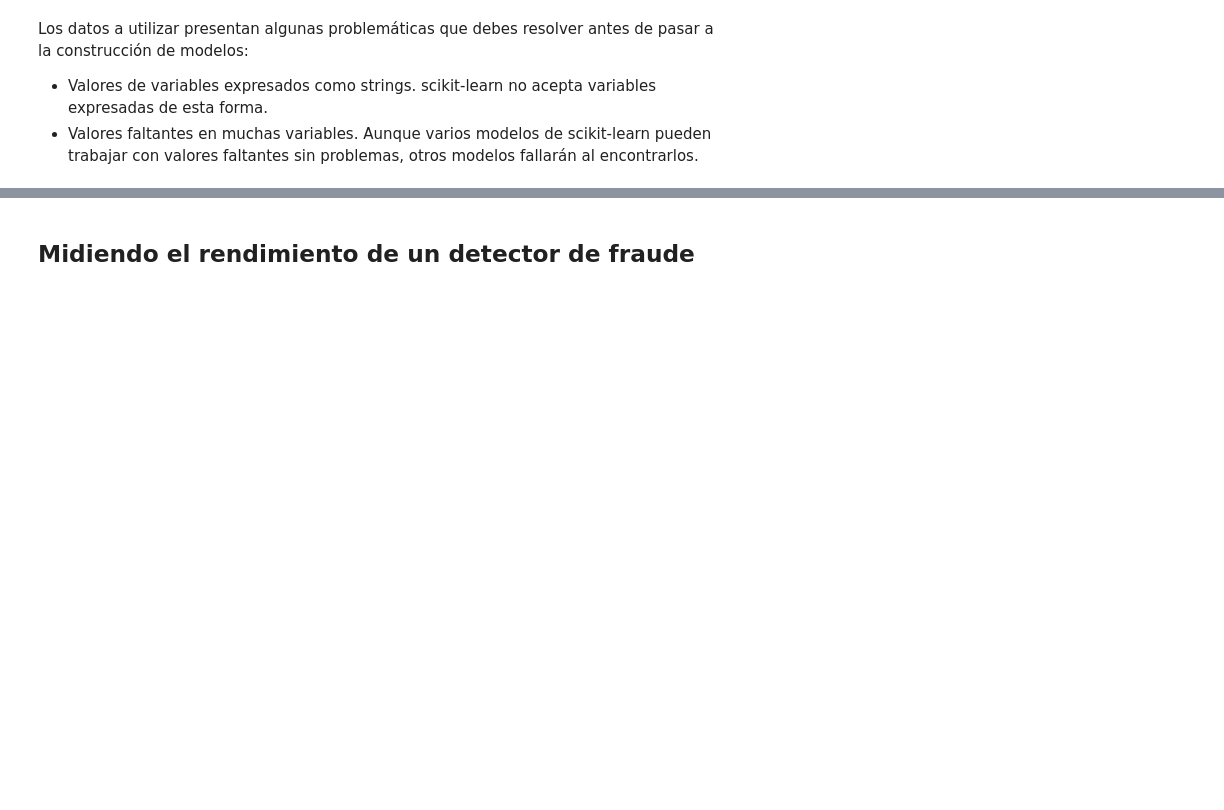
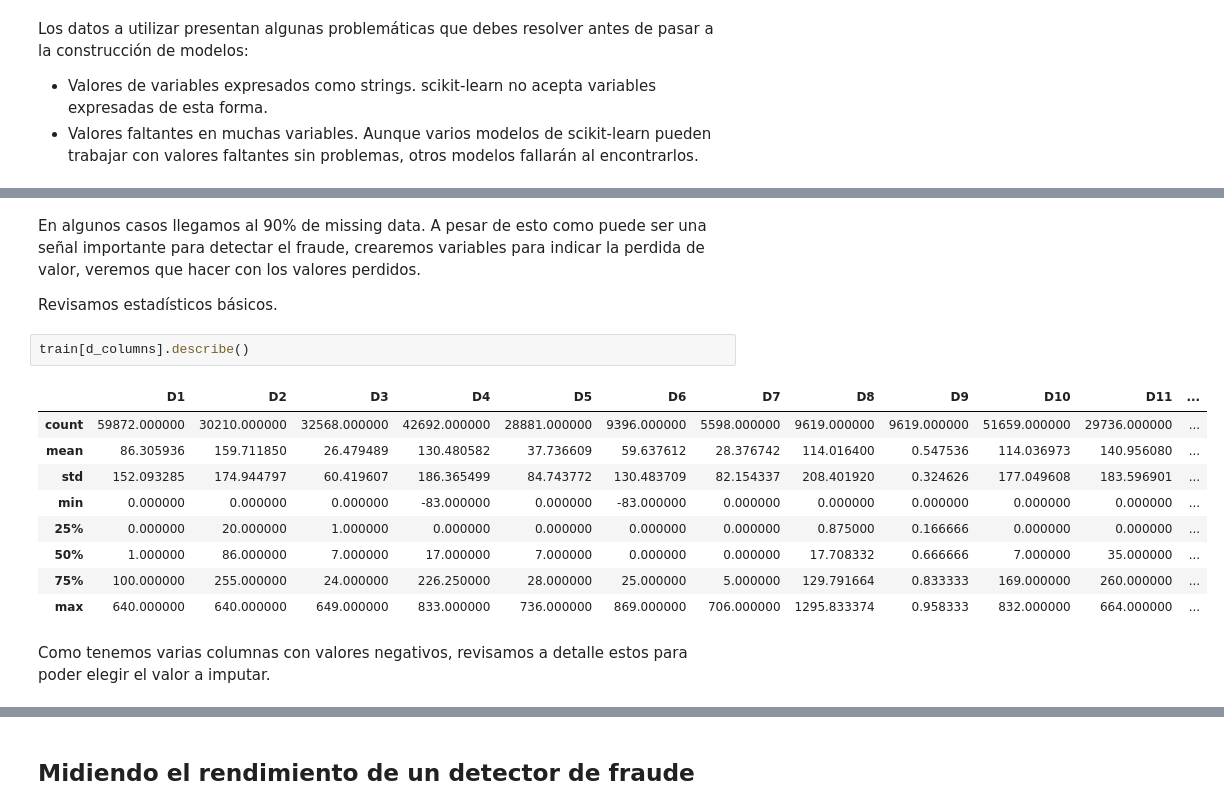
Before and after one commit to danielhuarita/decision_tree_ensembles, a Jupyter notebook: code/fraudDetection_student.ipynb, the cells around one changed output, grey strips where cells are left out. Saved outputs shown, nothing was run; the diff lists cells and outputs as text; blank space fills up the shorter version.

```diff
--- a/code/fraudDetection_student.ipynb
+++ b/code/fraudDetection_student.ipynb
@@ -79,0 +856,18 @@ Aplica las transformaciones que creas necesarias para tener los datos listos par
+# %% [markdown]
+En algunos casos llegamos al 90% de missing data. A pesar de esto como puede ser una señal importante para detectar el fraude, crearemos variables para indicar la perdida de valor, veremos que hacer con los valores perdidos.
+
+Revisamos estadísticos básicos.
+# %%
+train[d_columns].describe()
+# %% [output]
+|  | D1 | D2 | D3 | D4 | D5 | D6 | D7 | D8 | D9 | D10 | D11 | ... |
+| count | 59872.000000 | 30210.000000 | 32568.000000 | 42692.000000 | 28881.000000 | 9396.000000 | 5598.000000 | 9619.000000 | 9619.000000 | 51659.000000 | 29736.000000 | ... |
+| mean | 86.305936 | 159.711850 | 26.479489 | 130.480582 | 37.736609 | 59.637612 | 28.376742 | 114.016400 | 0.547536 | 114.036973 | 140.956080 | ... |
+| std | 152.093285 | 174.944797 | 60.419607 | 186.365499 | 84.743772 | 130.483709 | 82.154337 | 208.401920 | 0.324626 | 177.049608 | 183.596901 | ... |
+| min | 0.000000 | 0.000000 | 0.000000 | -83.000000 | 0.000000 | -83.000000 | 0.000000 | 0.000000 | 0.000000 | 0.000000 | 0.000000 | ... |
+| 25% | 0.000000 | 20.000000 | 1.000000 | 0.000000 | 0.000000 | 0.000000 | 0.000000 | 0.875000 | 0.166666 | 0.000000 | 0.000000 | ... |
+| 50% | 1.000000 | 86.000000 | 7.000000 | 17.000000 | 7.000000 | 0.000000 | 0.000000 | 17.708332 | 0.666666 | 7.000000 | 35.000000 | ... |
+| 75% | 100.000000 | 255.000000 | 24.000000 | 226.250000 | 28.000000 | 25.000000 | 5.000000 | 129.791664 | 0.833333 | 169.000000 | 260.000000 | ... |
+| max | 640.000000 | 640.000000 | 649.000000 | 833.000000 | 736.000000 | 869.000000 | 706.000000 | 1295.833374 | 0.958333 | 832.000000 | 664.000000 | ... |
+# %% [markdown]
+Como tenemos varias columnas con valores negativos, revisamos a detalle estos para poder elegir el valor a imputar.
```
Also changed, not shown: parts of 143 cells of this notebook.
